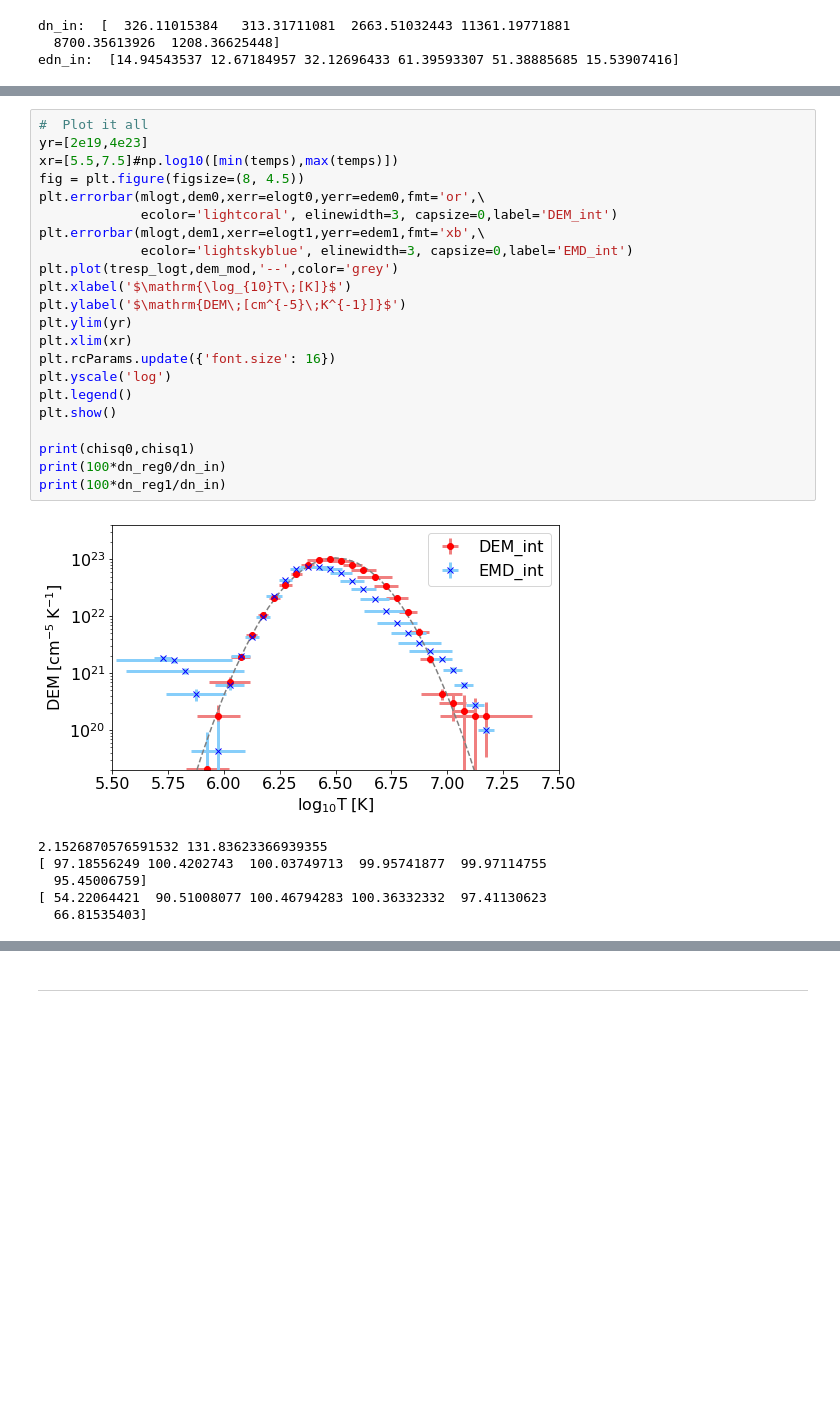
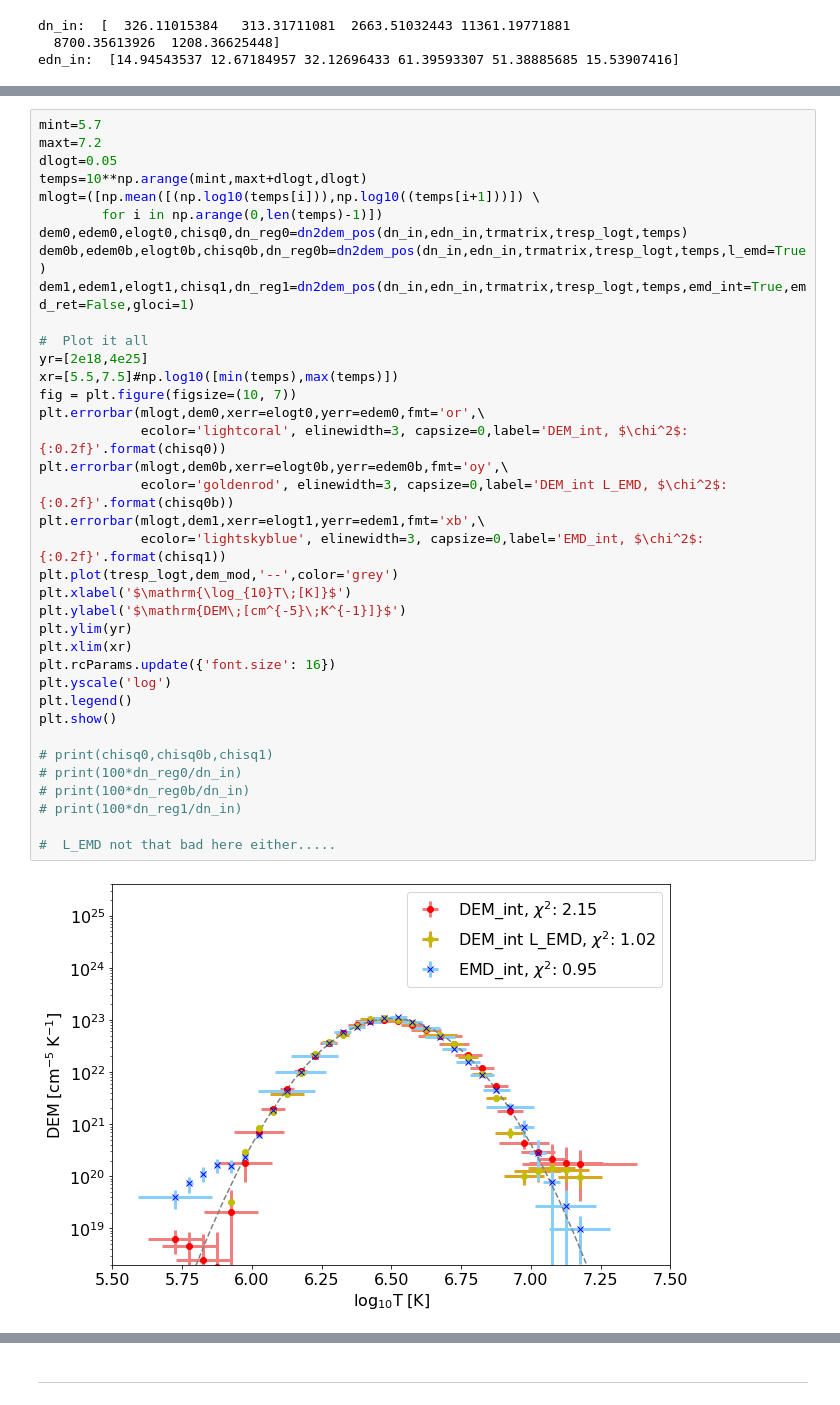
Before and after one commit to ianan/demreg, a Jupyter notebook: python/testing_new.ipynb, the cells around one changed output, grey strips where cells are left out. Saved outputs shown, nothing was run; the diff lists cells and outputs as text; blank space fills up the shorter version.

```diff
--- a/python/testing_new.ipynb
+++ b/python/testing_new.ipynb
@@ -89,32 +80,42 @@ dem1,edem1,elogt1,chisq1,dn_reg1=dn2dem_pos(dn_in,edn_in,trmatrix,tresp_logt,tem
 # print(chisq0,chisq500)
 # print(dem500)
 # %%
+mint=5.7
+maxt=7.2
+dlogt=0.05
+temps=10**np.arange(mint,maxt+dlogt,dlogt)
+mlogt=([np.mean([(np.log10(temps[i])),np.log10((temps[i+1]))]) \
+        for i in np.arange(0,len(temps)-1)])
+dem0,edem0,elogt0,chisq0,dn_reg0=dn2dem_pos(dn_in,edn_in,trmatrix,tresp_logt,temps)
+dem0b,edem0b,elogt0b,chisq0b,dn_reg0b=dn2dem_pos(dn_in,edn_in,trmatrix,tresp_logt,temps,l_emd=True)
+dem1,edem1,elogt1,chisq1,dn_reg1=dn2dem_pos(dn_in,edn_in,trmatrix,tresp_logt,temps,emd_int=True,emd_ret=False,gloci=1)
+
 #  Plot it all
-yr=[2e19,4e23]
+yr=[2e18,4e25]
 xr=[5.5,7.5]#np.log10([min(temps),max(temps)])
-fig = plt.figure(figsize=(8, 4.5))
+fig = plt.figure(figsize=(10, 7))
 plt.errorbar(mlogt,dem0,xerr=elogt0,yerr=edem0,fmt='or',\
-             ecolor='lightcoral', elinewidth=3, capsize=0,label='DEM_int')
+             ecolor='lightcoral', elinewidth=3, capsize=0,label='DEM_int, $\chi^2$: {:0.2f}'.format(chisq0))
+plt.errorbar(mlogt,dem0b,xerr=elogt0b,yerr=edem0b,fmt='oy',\
+             ecolor='goldenrod', elinewidth=3, capsize=0,label='DEM_int L_EMD, $\chi^2$: {:0.2f}'.format(chisq0b))
 plt.errorbar(mlogt,dem1,xerr=elogt1,yerr=edem1,fmt='xb',\
-             ecolor='lightskyblue', elinewidth=3, capsize=0,label='EMD_int')
+             ecolor='lightskyblue', elinewidth=3, capsize=0,label='EMD_int, $\chi^2$: {:0.2f}'.format(chisq1))
 plt.plot(tresp_logt,dem_mod,'--',color='grey')
 plt.xlabel('$\mathrm{\log_{10}T\;[K]}$')
 plt.ylabel('$\mathrm{DEM\;[cm^{-5}\;K^{-1}]}$')
 plt.ylim(yr)
 plt.xlim(xr)
 plt.rcParams.update({'font.size': 16})
 plt.yscale('log')
 plt.legend()
 plt.show()
 
-print(chisq0,chisq1)
-print(100*dn_reg0/dn_in)
-print(100*dn_reg1/dn_in)
+# print(chisq0,chisq0b,chisq1)
+# print(100*dn_reg0/dn_in)
+# print(100*dn_reg0b/dn_in)
+# print(100*dn_reg1/dn_in)
+
+#  L_EMD not that bad here either.....
 # %% [output]
-[figure, old version]
+[figure, new version]
-2.1526870576591532 131.83623366939355
-[ 97.18556249 100.4202743  100.03749713  99.95741877  99.97114755
-  95.45006759]
-[ 54.22064421  90.51008077 100.46794283 100.36332332  97.41130623
-  66.81535403]
 # %%
```
Also changed, not shown: parts of 9 cells of this notebook, 2 other files.
